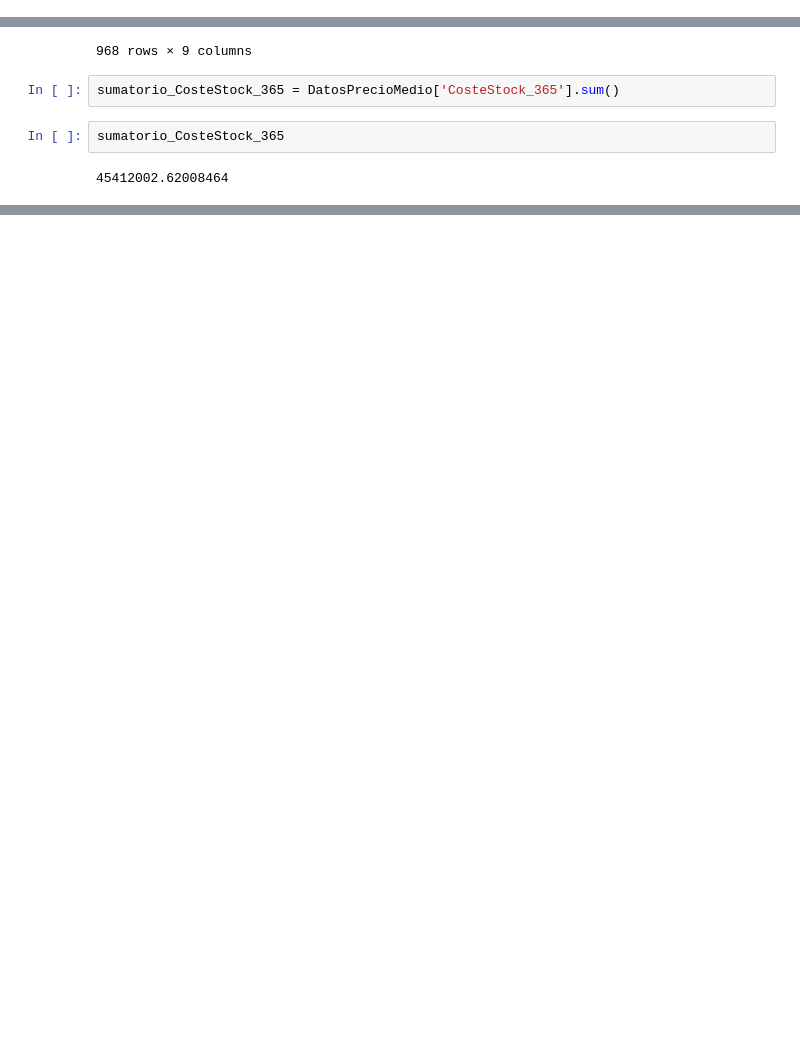
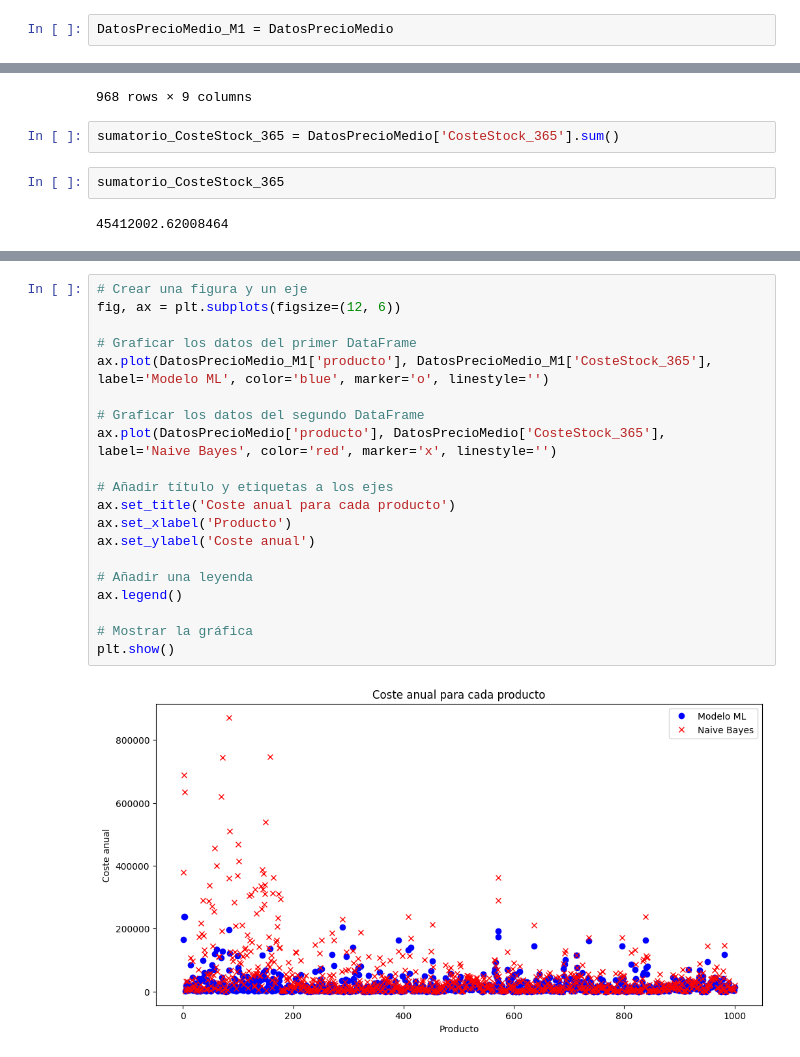
Before and after one commit to sebascm/TFM_Source_Code, a Jupyter notebook: TFM_PEC3_Impacto.ipynb, the cells around one changed output, grey strips where cells are left out. Drawn from its saved outputs; the diff is of its cells as text; blank space fills up the shorter version.

```diff
--- a/TFM_PEC3_Impacto.ipynb
+++ b/TFM_PEC3_Impacto.ipynb
@@ -199,6 +199,8 @@ sumatorio_CosteStock_365 = DatosPrecioMedio['CosteStock_365'].sum()
 sumatorio_CosteStock_365
 # %% [output]
 18691332.76752851
+# %%
+DatosPrecioMedio_M1 = DatosPrecioMedio
 # %% [markdown]
 Ahora hacemos lo mismo para Naives
 # %%
@@ -244,0 +286,22 @@ sumatorio_CosteStock_365
+# %%
+# Crear una figura y un eje
+fig, ax = plt.subplots(figsize=(12, 6))
+
+# Graficar los datos del primer DataFrame
+ax.plot(DatosPrecioMedio_M1['producto'], DatosPrecioMedio_M1['CosteStock_365'], label='Modelo ML', color='blue', marker='o', linestyle='')
+
+# Graficar los datos del segundo DataFrame
+ax.plot(DatosPrecioMedio['producto'], DatosPrecioMedio['CosteStock_365'], label='Naive Bayes', color='red', marker='x', linestyle='')
+
+# Añadir título y etiquetas a los ejes
+ax.set_title('Coste anual para cada producto')
+ax.set_xlabel('Producto')
+ax.set_ylabel('Coste anual')
+
+# Añadir una leyenda
+ax.legend()
+
+# Mostrar la gráfica
+plt.show()
+# %% [output]
+[figure, added]
```
Also changed, not shown: parts of 3 cells of this notebook.
